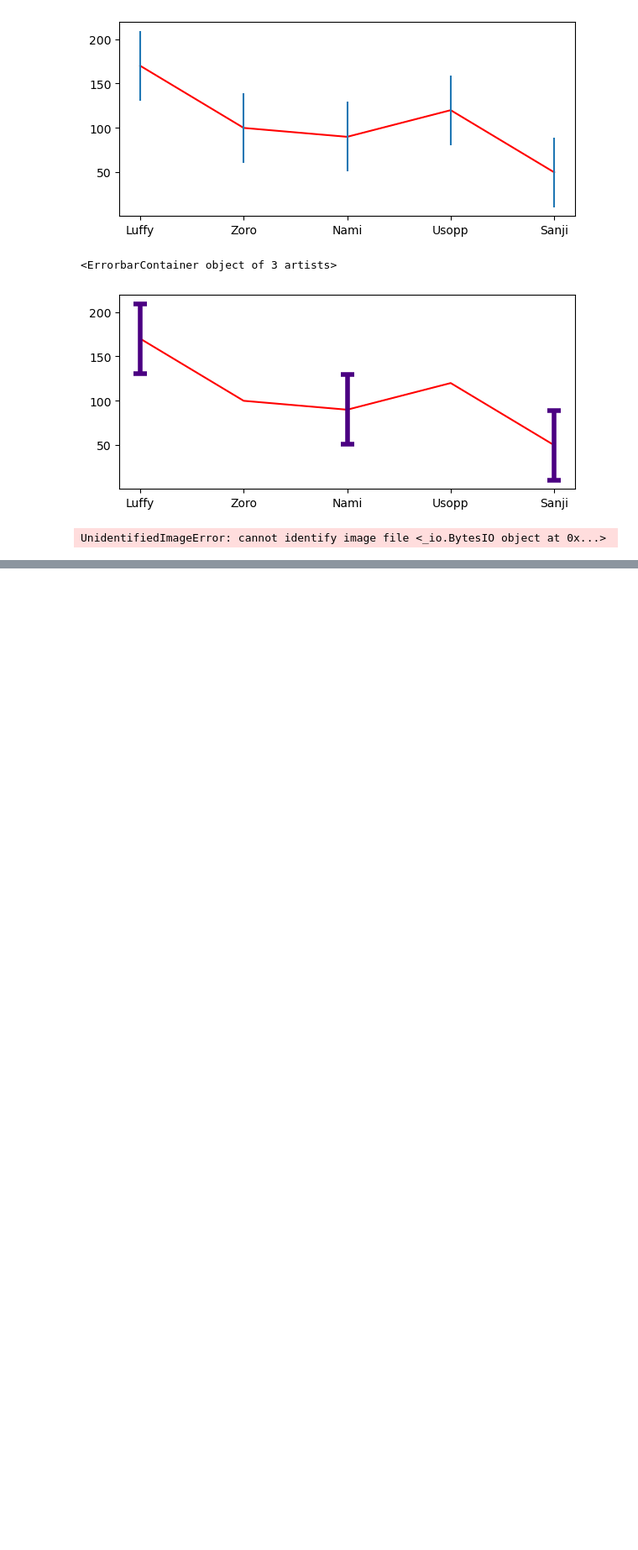
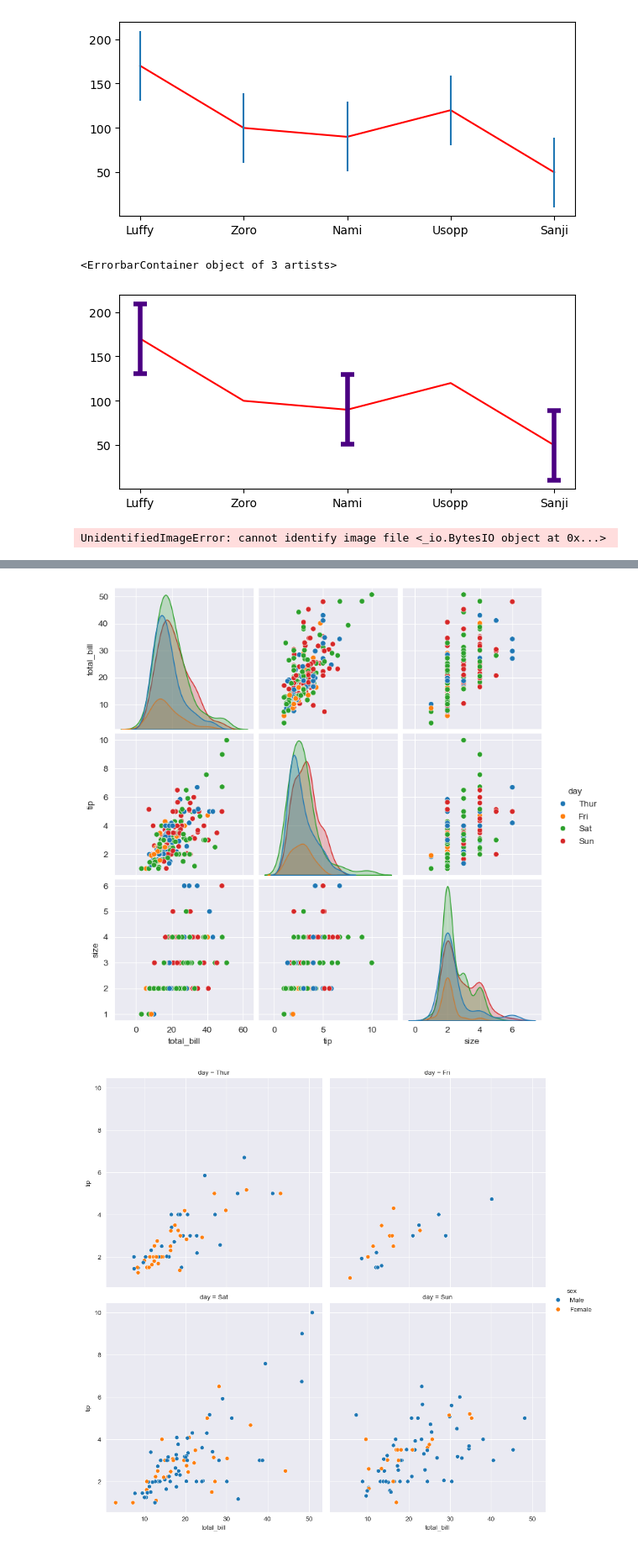
Before and after one commit to olpeleshko/visualization, a Jupyter notebook: 02_activities/assignments/participation/assignment_1.ipynb, the cells around one changed output, grey strips where cells are left out. Shown at 84% size. Drawn from its saved outputs; the diff is of its cells as text; code cells hidden in the pictures; blank space fills up the shorter version.

```diff
--- a/02_activities/assignments/participation/assignment_1.ipynb
+++ b/02_activities/assignments/participation/assignment_1.ipynb
@@ -394,0 +479,16 @@ ax_image.axis('off')
+# %%
+sns.pairplot(
+      data = tips,
+      hue = 'day')
+
+daysplot = sns.relplot(
+            data=tips,
+            x="total_bill",
+            y="tip",
+            hue="sex",
+            col="day",
+            kind="scatter",
+            col_wrap=2)
+# %% [output]
+[figure, added]
+[figure, added]
```
Also changed, not shown: parts of 8 cells of this notebook.
